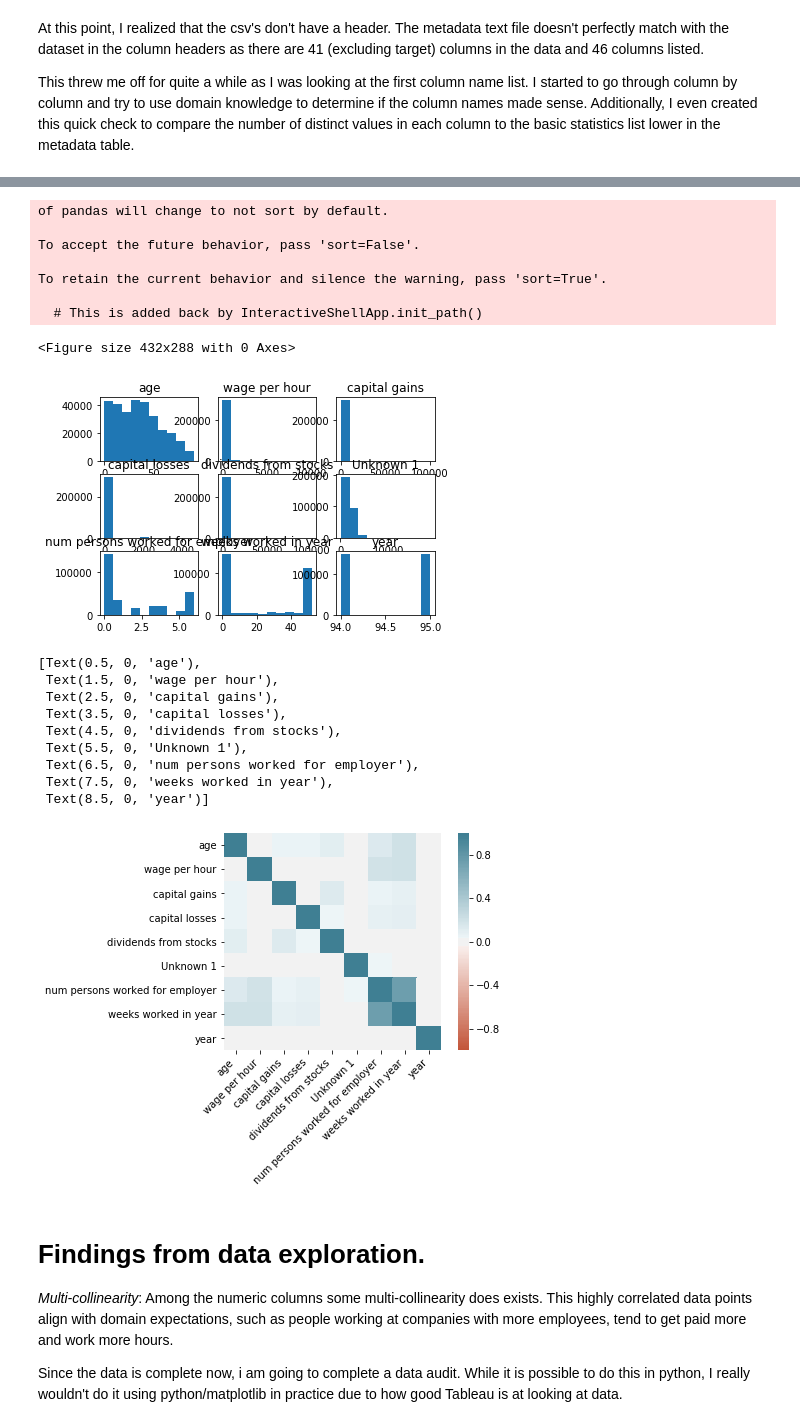
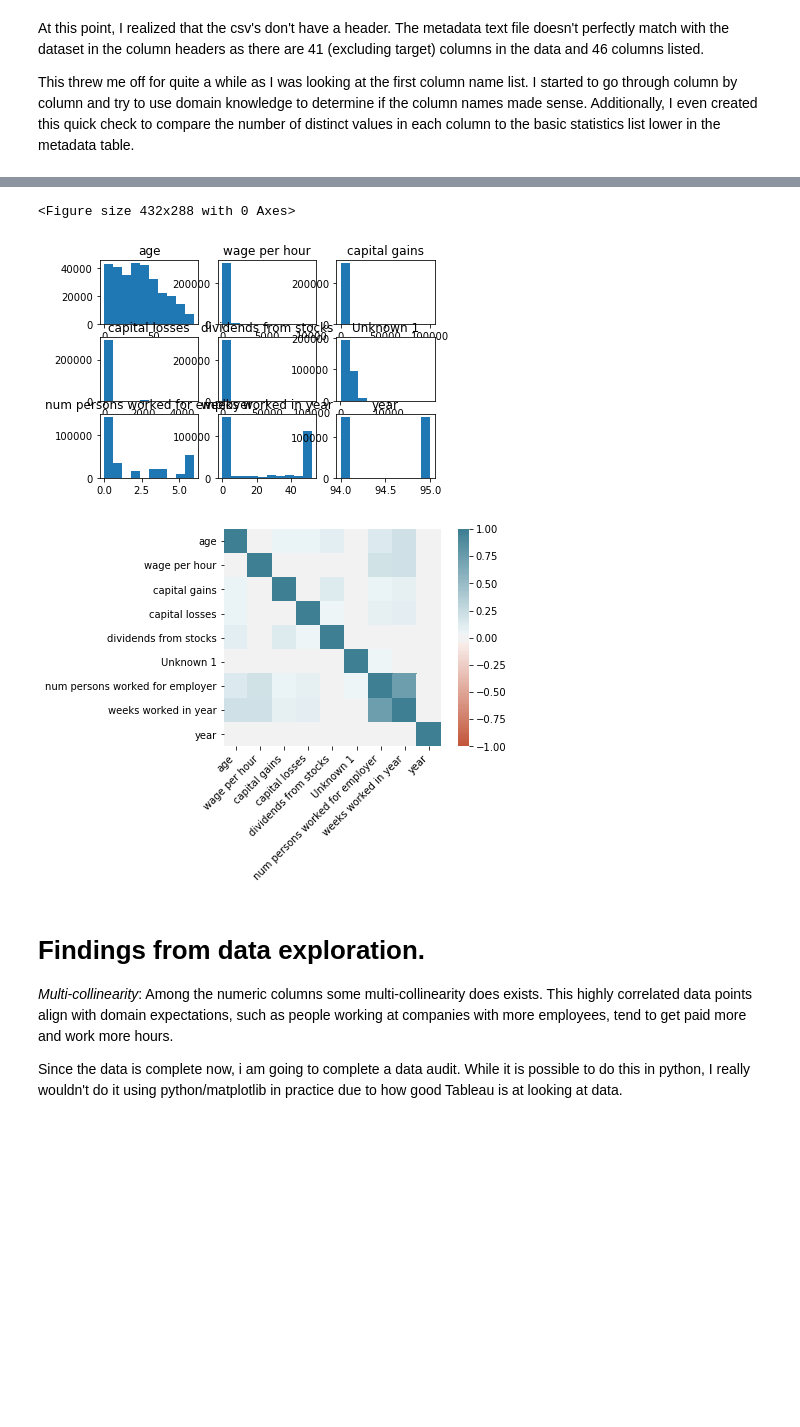
Before and after one commit to amitspudkey/DataIku_Project, a Jupyter notebook: Jupyter Project.ipynb, the cells around one changed output, grey strips where cells are left out. Drawn from its saved outputs; the diff is of its cells as text; code cells hidden in the pictures; blank space fills up the shorter version.

```diff
--- a/Jupyter Project.ipynb
+++ b/Jupyter Project.ipynb
@@ -183,58 +152,42 @@ descriptive_numeric = data.describe()
 
 # Include Missing Value calculation
 descriptive_numeric = pd.concat([descriptive_numeric,
-                                 data[numeric_list_name].isnull().sum().to_frame(name='missing').T])
+                                 data[numeric_list_name].isnull().sum().to_frame(name='missing').T], sort=True)
 descriptive_categorical = pd.concat([descriptive_categorical,
-                                     data[categorical_list_name].isnull().sum().to_frame(name='missing').T])
+                                     data[categorical_list_name].isnull().sum().to_frame(name='missing').T], sort=True)
 
 # Create Histogram of all numeric columns to see if they are normally distributed
 plt.figure(1)
 fig, axs = plt.subplots(3, 3)
 column_index = 0
 axs = axs.ravel()
 for idx, ax in enumerate(axs):
     if idx <= len(numeric_list_name) - 1:
         ax.hist(data[numeric_list_name[idx]])
         ax.set_title(numeric_list_name[idx])
 plt.show()
 
 # Create a correlation heatmap of numeric values
 corr = data[numeric_list_name].corr()
 plt.figure(2)
 ax = sns.heatmap(
     corr,
     vmin=-1, vmax=1, center=0,
     cmap=sns.diverging_palette(20, 220, n=200),
     square=True
 )
-ax.set_xticklabels(
+remove_text = ax.set_xticklabels(
     ax.get_xticklabels(),
     rotation=45,
     horizontalalignment='right'
 )
 
 # Complete correlation matrix will be created after one-hot encoding to include categorical variables.
 # *********************************************************************************************************************
 # %% [output]
-of pandas will change to not sort by default.
-
-To accept the future behavior, pass 'sort=False'.
-
-To retain the current behavior and silence the warning, pass 'sort=True'.
-
-  # This is added back by InteractiveShellApp.init_path()
+<Figure size 432x288 with 0 Axes>
-<Figure size 432x288 with 0 Axes>
 [figure]
-[Text(0.5, 0, 'age'),
- Text(1.5, 0, 'wage per hour'),
- Text(2.5, 0, 'capital gains'),
- Text(3.5, 0, 'capital losses'),
- Text(4.5, 0, 'dividends from stocks'),
- Text(5.5, 0, 'Unknown 1'),
- Text(6.5, 0, 'num persons worked for employer'),
- Text(7.5, 0, 'weeks worked in year'),
- Text(8.5, 0, 'year')]
-[figure, old version]
+[figure, new version]
 # %% [markdown]
 # Findings from data exploration. #
 
```
Also changed, not shown: parts of 10 cells of this notebook, 3 other files.
